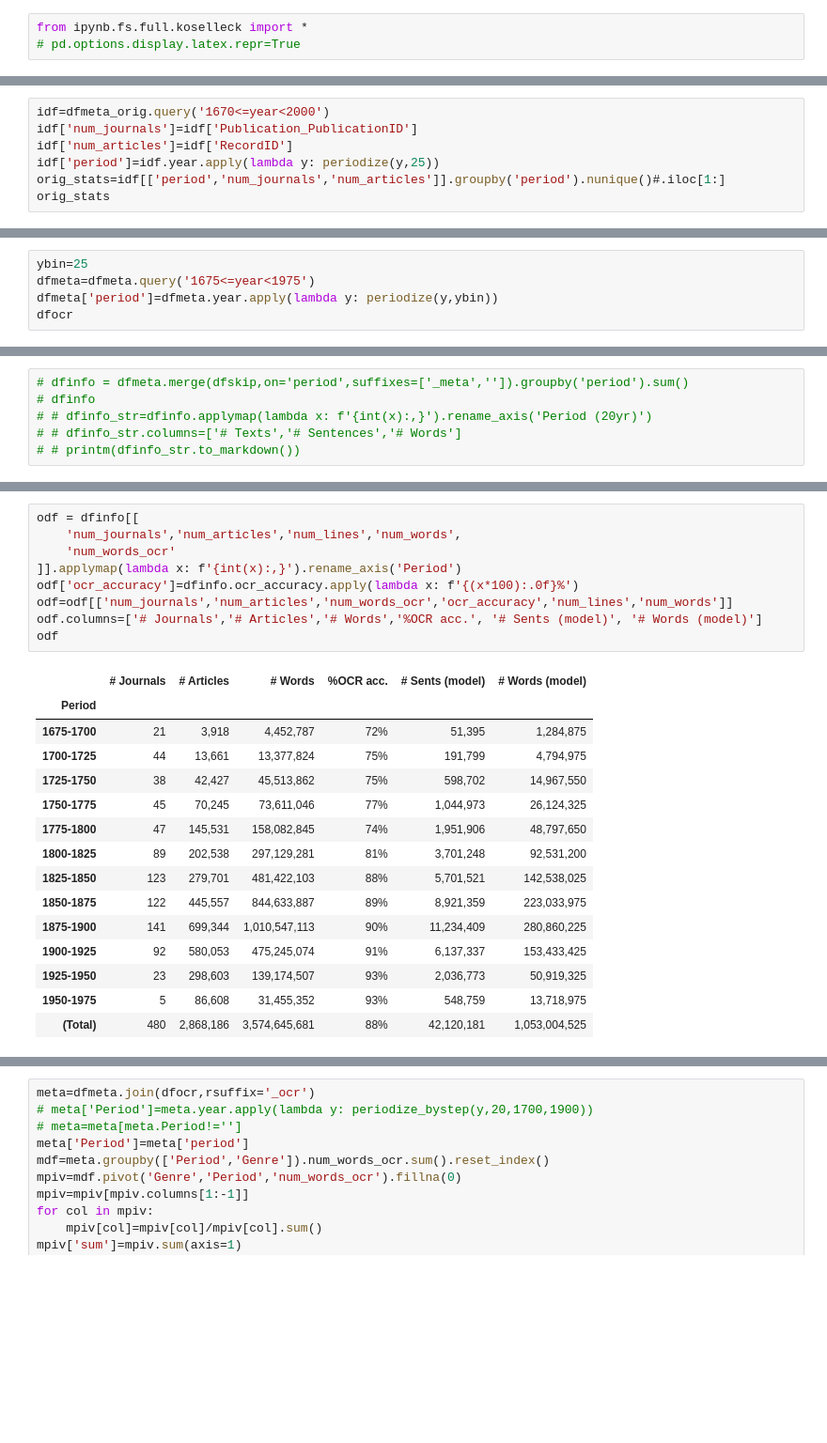
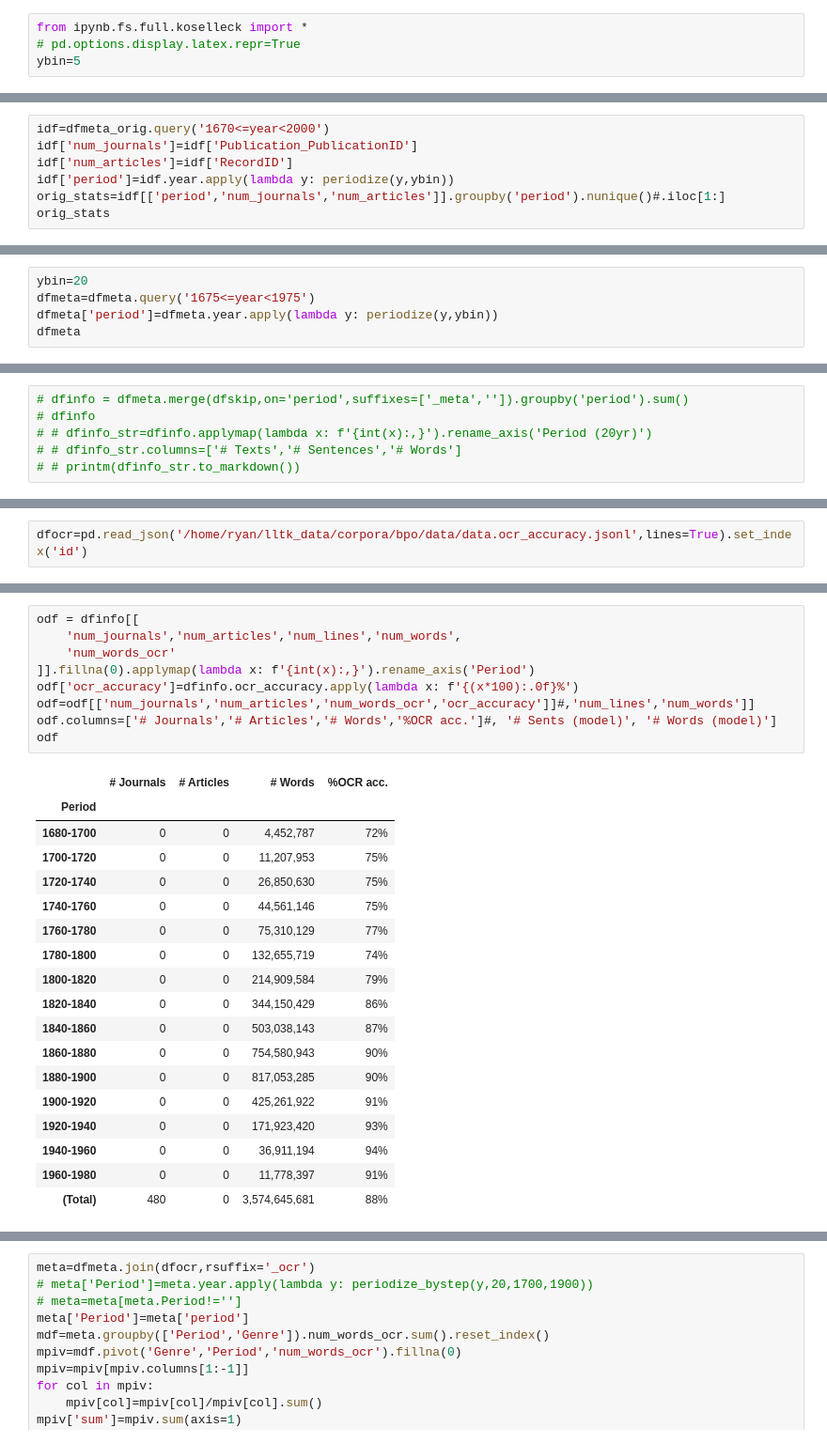
Before and after one commit to quadrismegistus/koselleck, a Jupyter notebook: koselleck/corpora.ipynb, the cells around one changed output, grey strips where cells are left out. Shown at 94% size. Drawn from its saved outputs; the diff is of its cells as text; blank space fills up the shorter version.

```diff
--- a/koselleck/corpora.ipynb
+++ b/koselleck/corpora.ipynb
@@ -3,3 +3,4 @@
 # %%
 from ipynb.fs.full.koselleck import *
 # pd.options.display.latex.repr=True
+ybin=5
@@ -167,7 +126,7 @@ dfmeta_orig
 idf=dfmeta_orig.query('1670<=year<2000')
 idf['num_journals']=idf['Publication_PublicationID']
 idf['num_articles']=idf['RecordID']
-idf['period']=idf.year.apply(lambda y: periodize(y,25))
+idf['period']=idf.year.apply(lambda y: periodize(y,ybin))
 orig_stats=idf[['period','num_journals','num_articles']].groupby('period').nunique()#.iloc[1:]
 orig_stats
 # %% [output]
@@ -292,8 +250,8 @@ dfmeta
 | 1997/Unknown/2032690 |  | AFTER DINNER | 1997 | 19970619 | 1638085759 | 2032690 | The Sketch | ... |
 50449 rows × 23 columns
 # %%
-ybin=25
+ybin=20
 dfmeta=dfmeta.query('1675<=year<1975')
 dfmeta['period']=dfmeta.year.apply(lambda y: periodize(y,ybin))
-dfocr
+dfmeta
 # %% [output]
@@ -365,3 +329,5 @@ dfmeta.groupby('period').nunique()
+# %%
+dfocr=pd.read_json('/home/ryan/lltk_data/corpora/bpo/data/data.ocr_accuracy.jsonl',lines=True).set_index('id')
 # %%
 def get_dfinfo_grp(by='period'):
     dfinfo = dfmeta.join(
@@ -402,26 +371,29 @@ dfinfo
 # %%
 odf = dfinfo[[
     'num_journals','num_articles','num_lines','num_words',
     'num_words_ocr'
-]].applymap(lambda x: f'{int(x):,}').rename_axis('Period')
+]].fillna(0).applymap(lambda x: f'{int(x):,}').rename_axis('Period')
 odf['ocr_accuracy']=dfinfo.ocr_accuracy.apply(lambda x: f'{(x*100):.0f}%')
-odf=odf[['num_journals','num_articles','num_words_ocr','ocr_accuracy','num_lines','num_words']]
-odf.columns=['# Journals','# Articles','# Words','%OCR acc.', '# Sents (model)', '# Words (model)']
+odf=odf[['num_journals','num_articles','num_words_ocr','ocr_accuracy']]#,'num_lines','num_words']]
+odf.columns=['# Journals','# Articles','# Words','%OCR acc.']#, '# Sents (model)', '# Words (model)']
 odf
 # %% [output]
-|  | # Journals | # Articles | # Words | %OCR acc. | # Sents (model) | # Words (model) |
-| Period |  |  |  |  |  |  |
-| 1675-1700 | 21 | 3,918 | 4,452,787 | 72% | 51,395 | 1,284,875 |
-| 1700-1725 | 44 | 13,661 | 13,377,824 | 75% | 191,799 | 4,794,975 |
-| 1725-1750 | 38 | 42,427 | 45,513,862 | 75% | 598,702 | 14,967,550 |
-| 1750-1775 | 45 | 70,245 | 73,611,046 | 77% | 1,044,973 | 26,124,325 |
-| 1775-1800 | 47 | 145,531 | 158,082,845 | 74% | 1,951,906 | 48,797,650 |
-| 1800-1825 | 89 | 202,538 | 297,129,281 | 81% | 3,701,248 | 92,531,200 |
-| 1825-1850 | 123 | 279,701 | 481,422,103 | 88% | 5,701,521 | 142,538,025 |
-| 1850-1875 | 122 | 445,557 | 844,633,887 | 89% | 8,921,359 | 223,033,975 |
-| 1875-1900 | 141 | 699,344 | 1,010,547,113 | 90% | 11,234,409 | 280,860,225 |
-| 1900-1925 | 92 | 580,053 | 475,245,074 | 91% | 6,137,337 | 153,433,425 |
-| 1925-1950 | 23 | 298,603 | 139,174,507 | 93% | 2,036,773 | 50,919,325 |
-| 1950-1975 | 5 | 86,608 | 31,455,352 | 93% | 548,759 | 13,718,975 |
-| (Total) | 480 | 2,868,186 | 3,574,645,681 | 88% | 42,120,181 | 1,053,004,525 |
+|  | # Journals | # Articles | # Words | %OCR acc. |
+| Period |  |  |  |  |
+| 1680-1700 | 0 | 0 | 4,452,787 | 72% |
+| 1700-1720 | 0 | 0 | 11,207,953 | 75% |
+| 1720-1740 | 0 | 0 | 26,850,630 | 75% |
+| 1740-1760 | 0 | 0 | 44,561,146 | 75% |
+| 1760-1780 | 0 | 0 | 75,310,129 | 77% |
+| 1780-1800 | 0 | 0 | 132,655,719 | 74% |
+| 1800-1820 | 0 | 0 | 214,909,584 | 79% |
+| 1820-1840 | 0 | 0 | 344,150,429 | 86% |
+| 1840-1860 | 0 | 0 | 503,038,143 | 87% |
+| 1860-1880 | 0 | 0 | 754,580,943 | 90% |
+| 1880-1900 | 0 | 0 | 817,053,285 | 90% |
+| 1900-1920 | 0 | 0 | 425,261,922 | 91% |
+| 1920-1940 | 0 | 0 | 171,923,420 | 93% |
+| 1940-1960 | 0 | 0 | 36,911,194 | 94% |
+| 1960-1980 | 0 | 0 | 11,778,397 | 91% |
+| (Total) | 480 | 0 | 3,574,645,681 | 88% |
 # %%
```
Also changed, not shown: parts of 17 cells of this notebook, 13 other files.
